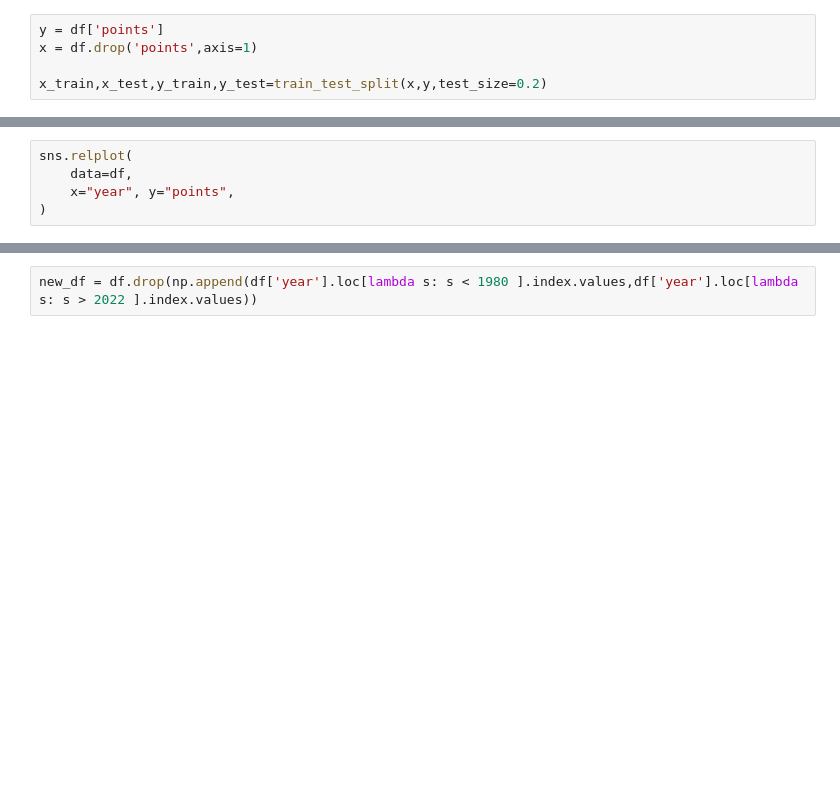
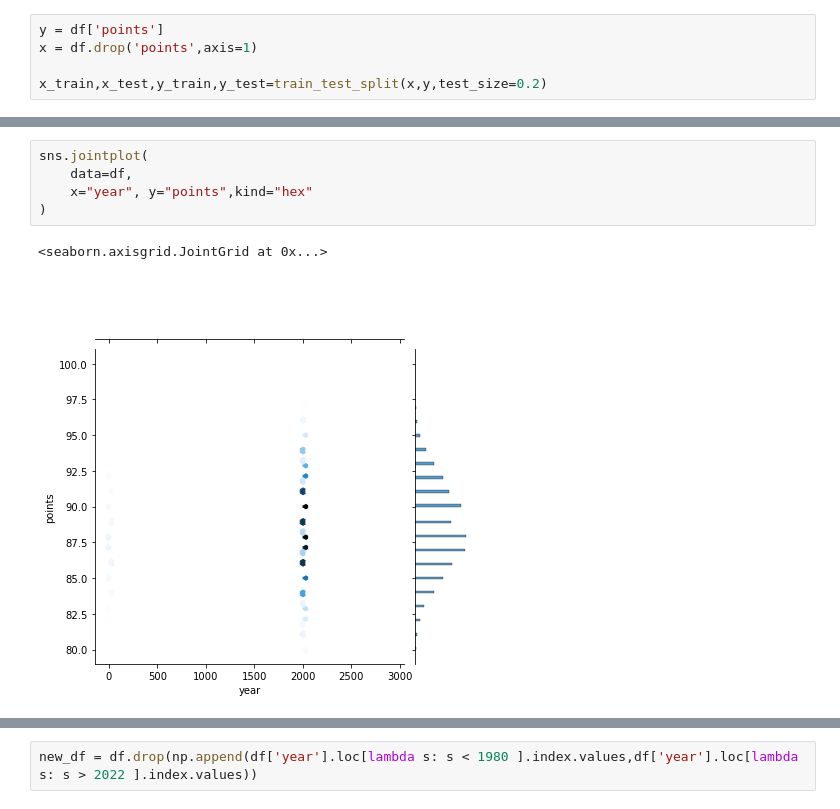
Before and after one commit to nowonknow/Wine_Guide, a Jupyter notebook: Project.ipynb, the cells around one changed output, grey strips where cells are left out. Saved outputs shown, nothing was run; the diff lists cells and outputs as text; blank space fills up the shorter version.

```diff
--- a/Project.ipynb
+++ b/Project.ipynb
@@ -31,7 +40,10 @@ print(x_test.shape,y_test.shape)
 # %%
-sns.relplot(
+sns.jointplot(
     data=df,
-    x="year", y="points",
+    x="year", y="points",kind="hex"
 )
+# %% [output]
+<seaborn.axisgrid.JointGrid at 0x...>
+[figure, added]
 # %%
 df['year']
```
Also changed, not shown: parts of 21 cells of this notebook.
